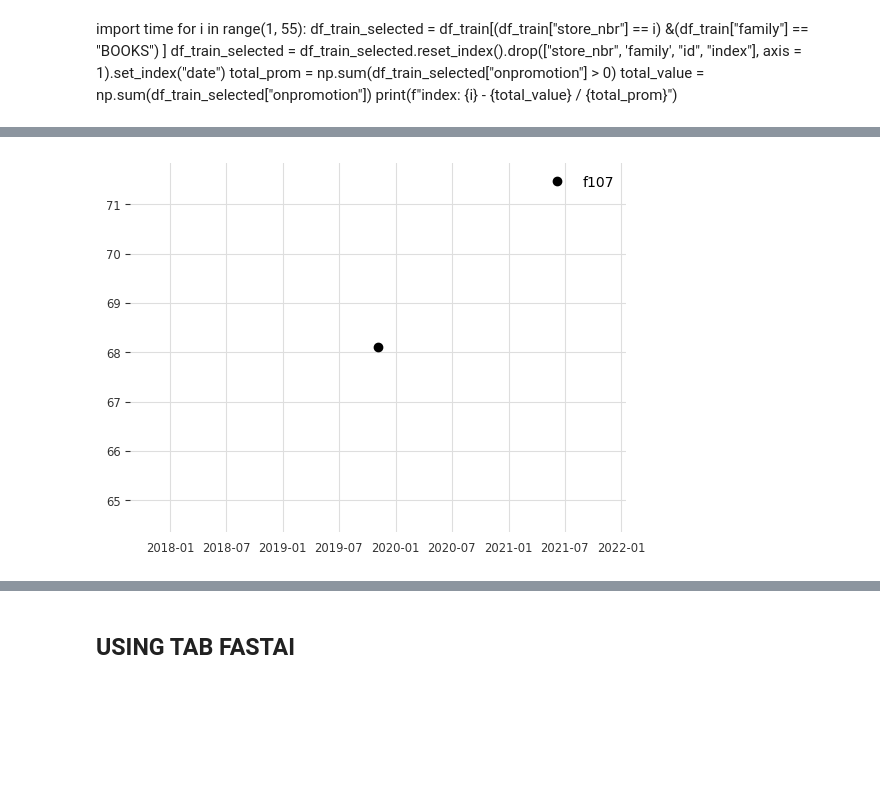
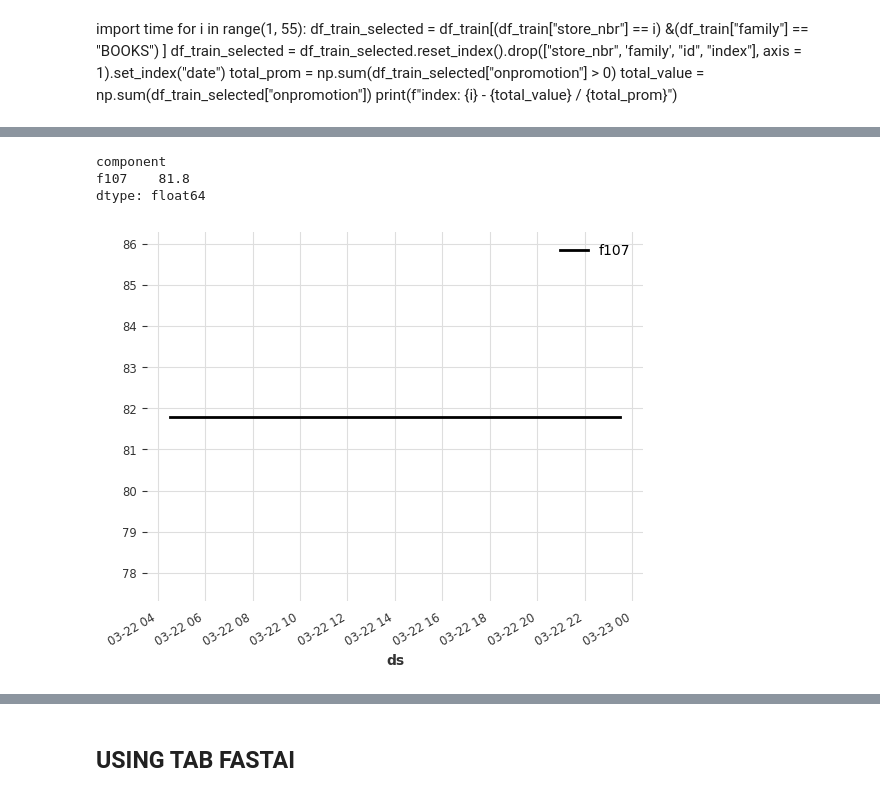
Before and after one commit to carloscanodomingo/NeuralProphetEQ, a Jupyter notebook: notebooks/testing_FCeVDarts.ipynb, the cells around one changed output, grey strips where cells are left out. Drawn from its saved outputs; the diff is of its cells as text; code cells hidden in the pictures; blank space fills up the shorter version.

```diff
--- a/notebooks/testing_FCeVDarts.ipynb
+++ b/notebooks/testing_FCeVDarts.ipynb
@@ -244,6 +276,6 @@ Name: 7, dtype: datetime64[ns]
 # %%
 
-iteration = 7
+iteration = 0
 from func_timeout import func_set_timeout, FunctionTimedOut
 @func_set_timeout(3600)
 def train_with_timeout(fcev_instance, iteration):
@@ -422,7 +472,7 @@ def get_anom(df):
         ts_base_train = current_fcev.FCeV_model.input_series.drop_after(ts_base_val.start_time())
         ts_current_all = ts_current_train.append(ts_current_val)
         ts_base_all = ts_base_train.append(ts_base_val)
-        scorer = KMeansScorer(k=10, window=48)
+        scorer = KMeansScorer(k=10, window=10)
         scorer.fit_from_prediction(ts_current_train, ts_base_train)
         anom_score = scorer.score_from_prediction(ts_current_val, ts_base_val)
         if all_anom_score is None:
@@ -432,3 +482,14 @@ def get_anom(df):
     return all_anom_score.mean(1).pd_dataframe()
 # %%
 all_dict = df_fore
+# %%
+metrics = {}
+for key, value in df_fore.items():
+    if isinstance(value, pd.DataFrame):
+        df = value
+        current_value = current_fcev.get_metrics_from_fc(value, METRICS.RMSE).mean().mean()
+        metrics[f"{key}"] = current_value
+    else:
+        for key_inner, value_inner in value.items():
+            current_value = current_fcev.get_metrics_from_fc(value_inner, METRICS.RMSE).mean().mean()
+            metrics[f"{synthetic_events.iloc[int(key_inner)].item()}"] = current_value
@@ -450,4 +523,4 @@ for key, value in all_dict.items():
             anom_serie = anom_serie.concatenate(TimeSeries.from_dataframe(df), axis = "component")
 # %%
 #val_events = current_fcev.FCeV_model.events.slice_intersect(anom_serie)["pr"]
-anom_serie = anom_serie.concatenate(val_events, axis= "component")
+#anom_serie = anom_serie.concatenate(val_events, axis= "component")
@@ -465,7 +543,12 @@ synthetic_events
 # %%
-current_fcev.FCeV_model.events.slice_intersect(anom_serie).plot()
+real_event = current_fcev.FCeV_model.events.slice_intersect(anom_serie)
+print(real_event.pd_dataframe().mean())
+real_event.plot()
 # %% [output]
+component
+f107    81.8
+dtype: float64
-[figure, old version]
+[figure, new version]
 # %%
 anom_serie.pd_dataframe().mean()
 # %% [output]
```
Also changed, not shown: parts of 18 cells of this notebook, 4 other files.
